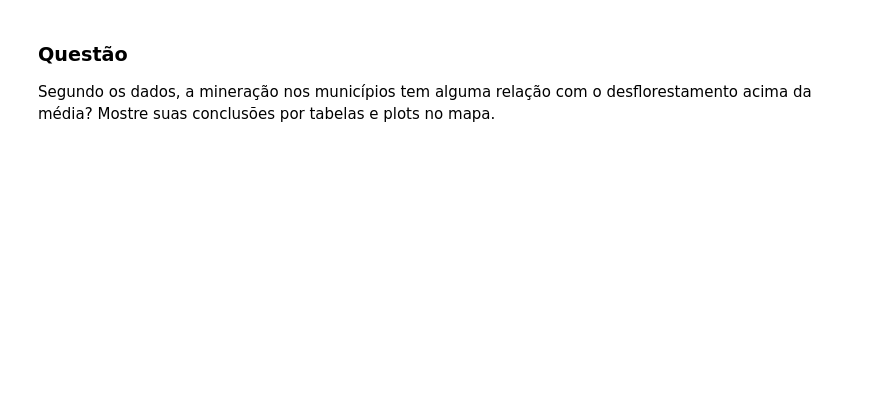
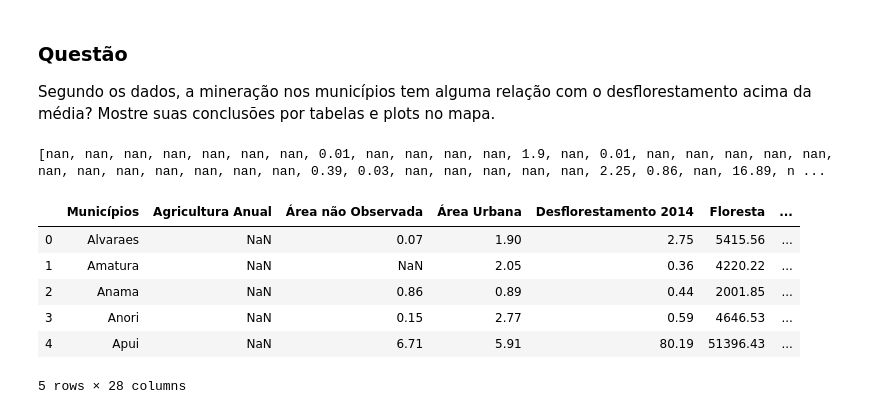
Before and after one commit to hallpaz/Data-Science-IMPA, a Jupyter notebook: assignments/Exercicio1.ipynb, the cells around one changed output. Drawn from its saved outputs; the diff is of its cells as text; code cells hidden in the pictures; blank space fills up the shorter version.

```diff
--- a/assignments/Exercicio1.ipynb
+++ b/assignments/Exercicio1.ipynb
@@ -18,6 +18,11 @@ DATA_DIR = 'data'
 AMAZONAS = 'amazonas.csv'
 STATES = 'estados.csv'
 CITIES = 'municipios.csv'
+
+DESFLORESTAMENTO = 'Desflorestamento Relativo'
+MINERACAO = 'Mineração'
+NORM_MINING = 'Mineração Normalizada'
+SCALE_FACTOR = 30 # empiric scale factor
 # %%
 #começaremos importando todas as tabelas
 df_amazonas = pd.read_csv(os.path.join(DATA_DIR, AMAZONAS))
@@ -181,3 +186,18 @@ Segundo os dados, a mineração nos municípios tem alguma relação com o desfl
 Mostre suas conclusões por tabelas e plots no mapa.
 # %%
 #calcula as relaçoes entre desflorestamento e mineração
+print(list(df_forest[MINERACAO]))
+# %% [output]
+[nan, nan, nan, nan, nan, nan, nan, 0.01, nan, nan, nan, nan, 1.9, nan, 0.01, nan, nan, nan, nan, nan, nan, nan, nan, nan, nan, nan, nan, 0.39, 0.03, nan, nan, nan, nan, nan, 2.25, 0.86, nan, 16.89, n ...
+# %%
+df_forest[MINERACAO].fillna(0, inplace=True)
+df_forest[NORM_MINING] = (df_forest[MINERACAO] - df_forest[MINERACAO].min())/(df_forest[MINERACAO].max()-df_forest[MINERACAO].min())
+df_forest.head()
+# %% [output]
+|  | Municípios | Agricultura Anual | Área não Observada | Área Urbana | Desflorestamento 2014 | Floresta | ... |
+| 0 | Alvaraes | NaN | 0.07 | 1.90 | 2.75 | 5415.56 | ... |
+| 1 | Amatura | NaN | NaN | 2.05 | 0.36 | 4220.22 | ... |
+| 2 | Anama | NaN | 0.86 | 0.89 | 0.44 | 2001.85 | ... |
+| 3 | Anori | NaN | 0.15 | 2.77 | 0.59 | 4646.53 | ... |
+| 4 | Apui | NaN | 6.71 | 5.91 | 80.19 | 51396.43 | ... |
+5 rows × 28 columns
```
Also changed, not shown: parts of 16 cells of this notebook.
